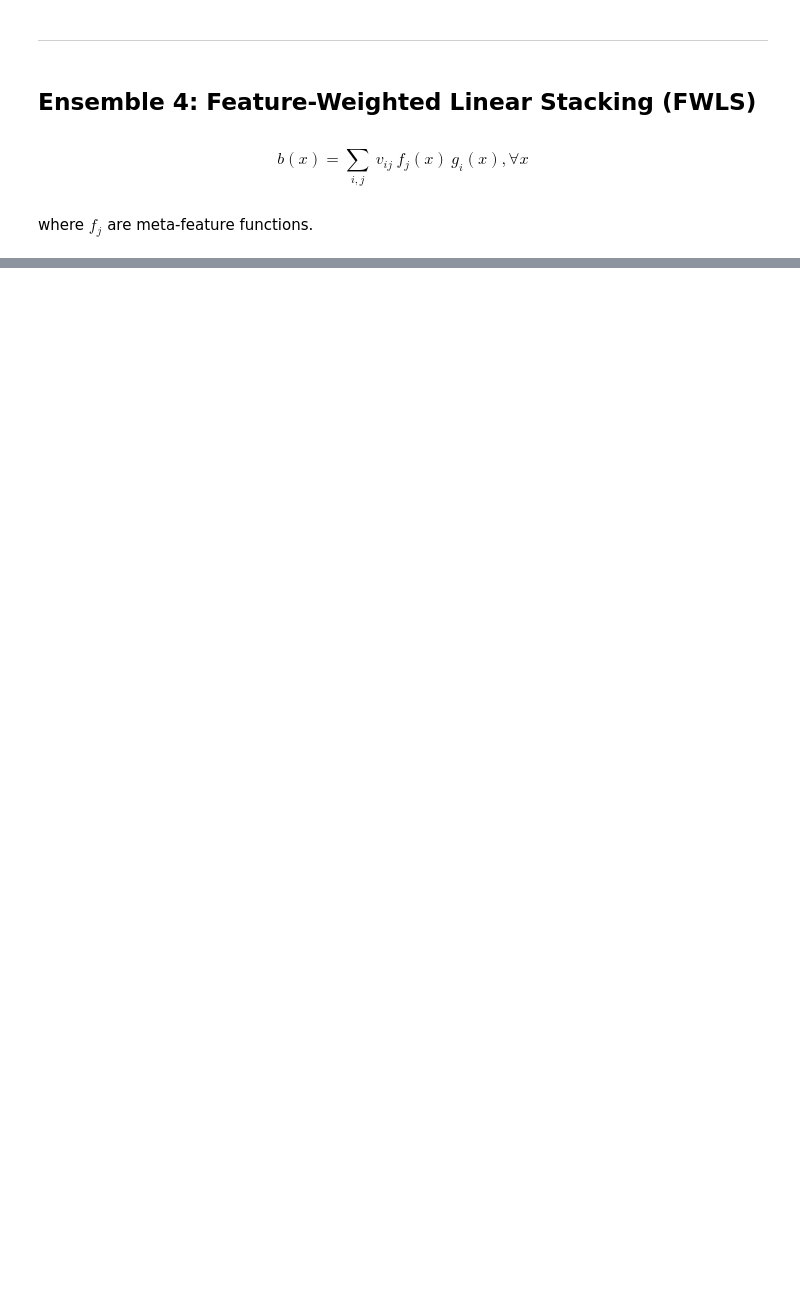
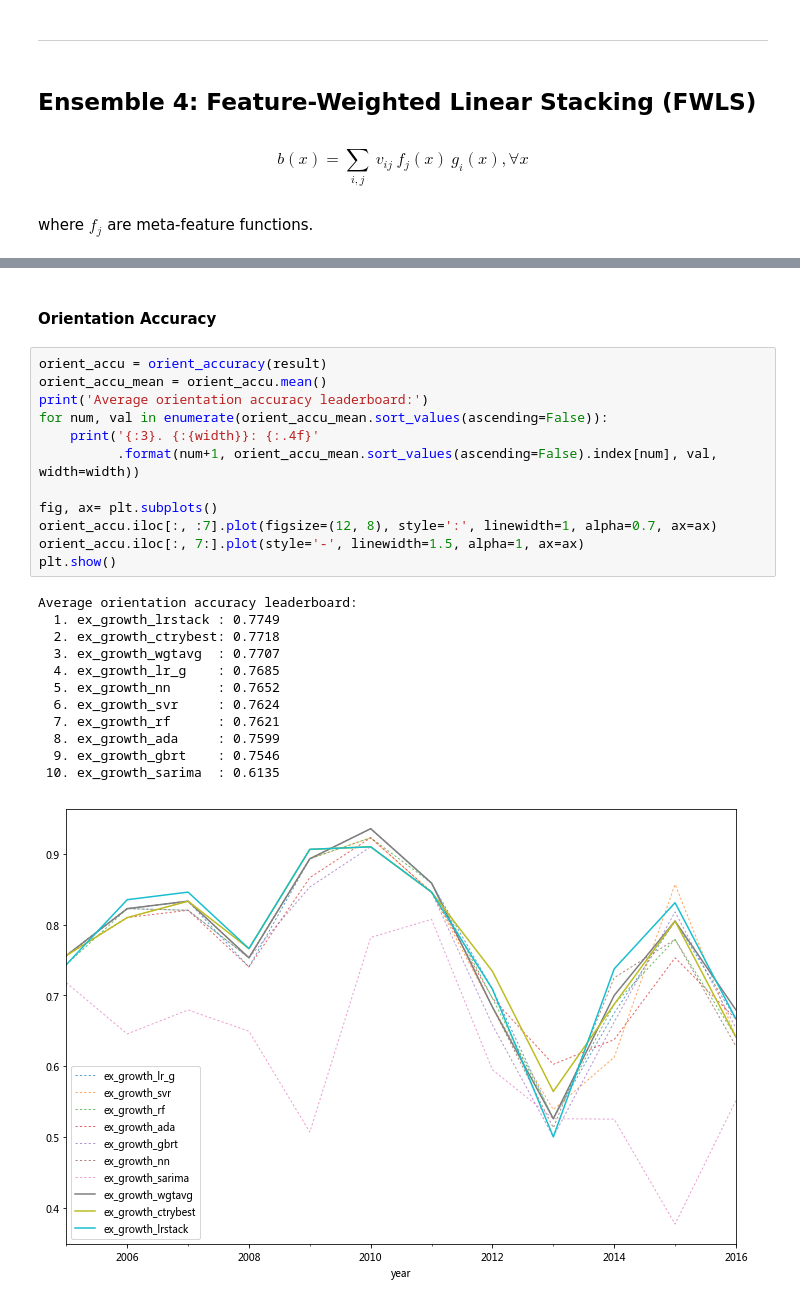
Before and after one commit to lincht/TradeModel, a Jupyter notebook: model/growth_pred.ipynb, the cells around one changed output, grey strips where cells are left out. Cells and saved outputs as stored; diff of their text form; blank space fills up the shorter version.

```diff
--- a/model/growth_pred.ipynb
+++ b/model/growth_pred.ipynb
@@ -1512,0 +1537,27 @@ where $f_j$ are meta-feature functions.
+# %% [markdown]
+#### Orientation Accuracy
+# %%
+orient_accu = orient_accuracy(result)
+orient_accu_mean = orient_accu.mean()
+print('Average orientation accuracy leaderboard:')
+for num, val in enumerate(orient_accu_mean.sort_values(ascending=False)):
+    print('{:3}. {:{width}}: {:.4f}'
+          .format(num+1, orient_accu_mean.sort_values(ascending=False).index[num], val, width=width))
+
+fig, ax= plt.subplots()
+orient_accu.iloc[:, :7].plot(figsize=(12, 8), style=':', linewidth=1, alpha=0.7, ax=ax)
+orient_accu.iloc[:, 7:].plot(style='-', linewidth=1.5, alpha=1, ax=ax)
+plt.show()
+# %% [output]
+Average orientation accuracy leaderboard:
+  1. ex_growth_lrstack : 0.7749
+  2. ex_growth_ctrybest: 0.7718
+  3. ex_growth_wgtavg  : 0.7707
+  4. ex_growth_lr_g    : 0.7685
+  5. ex_growth_nn      : 0.7652
+  6. ex_growth_svr     : 0.7624
+  7. ex_growth_rf      : 0.7621
+  8. ex_growth_ada     : 0.7599
+  9. ex_growth_gbrt    : 0.7546
+ 10. ex_growth_sarima  : 0.6135
+[figure, added]
```
Also changed, not shown: parts of 32 cells of this notebook.
